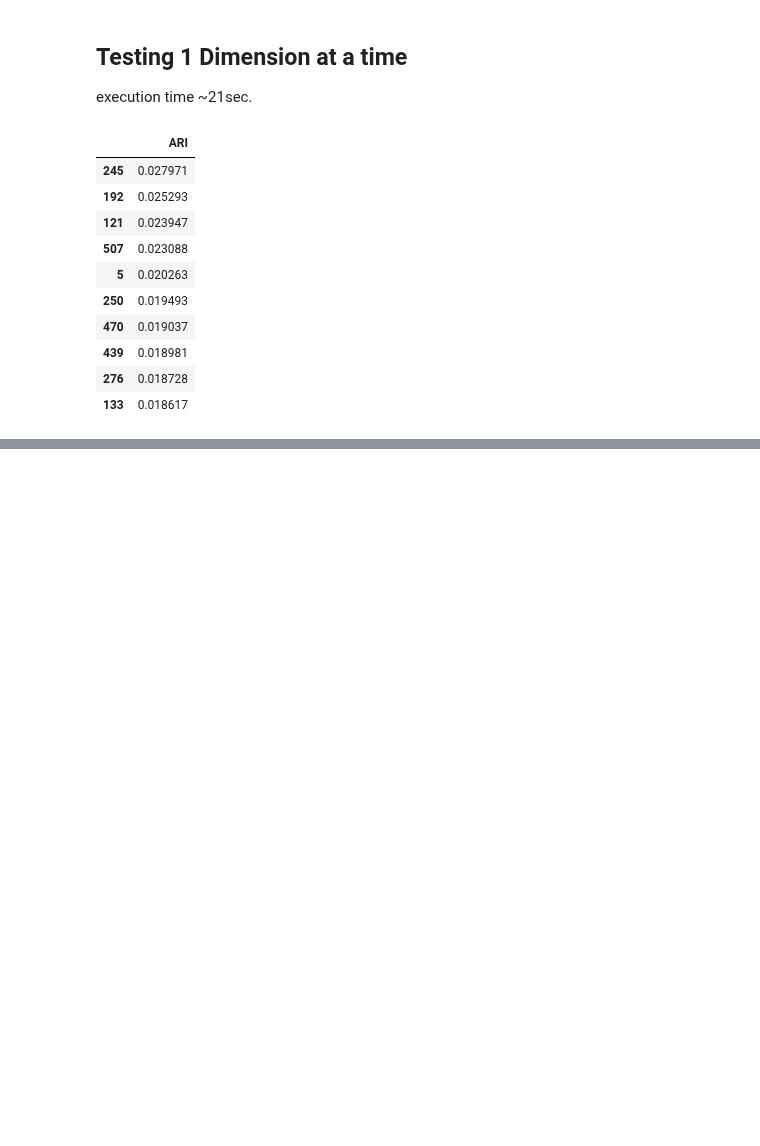
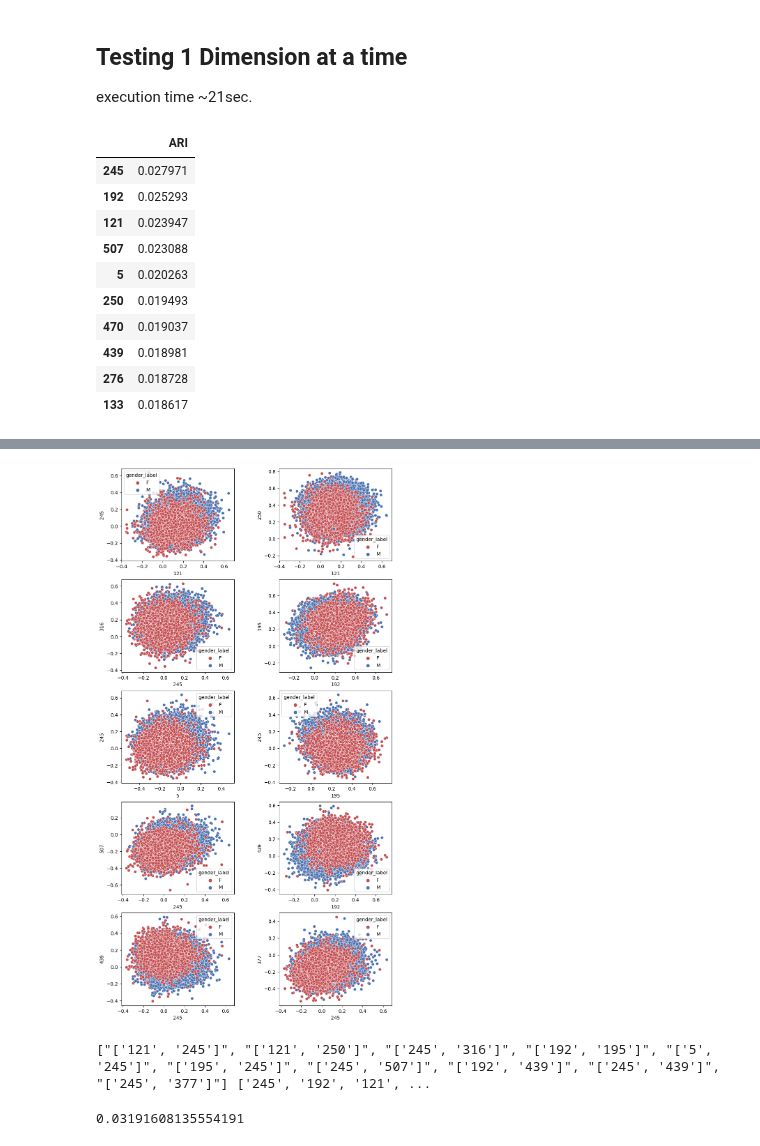
Before and after one commit to ClementineBleuze/WordEmbeddings, a Jupyter notebook: Notebooks_dim_clustering/gender_clustering.ipynb, the cells around one changed output, grey strips where cells are left out. Cells and saved outputs as stored; diff of their text form; code cells hidden in the pictures; blank space fills up the shorter version.

Commit message:
adding clustering for gender (all couples of dimensions)

```diff
--- a/Notebooks_dim_clustering/gender_clustering.ipynb
+++ b/Notebooks_dim_clustering/gender_clustering.ipynb
@@ -89,0 +101,37 @@ KeyboardInterrupt:
+# %%
+from matplotlib import pyplot as plt
+import seaborn as sns
+
+# create a figure with 10 subplots
+fig, axes = plt.subplots(5, 2, figsize=((10,20)))
+fig.subplots_adjust( wspace=0.4)
+
+all_na_we["gender_label"] = all_na_we["gender"].apply(lambda x:"F" if x == 0 else "M")
+
+sns.scatterplot(data = all_na_we, x = "121", y = "245", hue = "gender_label", ax = axes[0, 0], palette = sns.color_palette(["#C44E52", "#4C72B0"]))
+sns.scatterplot(data = all_na_we, x = "121", y = "250", hue = "gender_label", ax = axes[0, 1], palette = sns.color_palette(["#C44E52", "#4C72B0"]))
+sns.scatterplot(data = all_na_we, x = "245", y = "316", hue = "gender_label", ax = axes[1, 0], palette = sns.color_palette(["#C44E52", "#4C72B0"]))
+sns.scatterplot(data = all_na_we, x = "192", y = "195", hue = "gender_label", ax = axes[1, 1], palette = sns.color_palette(["#C44E52", "#4C72B0"]))
+sns.scatterplot(data = all_na_we, x = "5", y = "245", hue = "gender_label", ax = axes[2, 0], palette = sns.color_palette(["#C44E52", "#4C72B0"]))
+sns.scatterplot(data = all_na_we, x = "195", y = "245", hue = "gender_label", ax = axes[2, 1], palette = sns.color_palette(["#C44E52", "#4C72B0"]))
+sns.scatterplot(data = all_na_we, x = "245", y = "507", hue = "gender_label", ax = axes[3, 0], palette = sns.color_palette(["#C44E52", "#4C72B0"]))
+sns.scatterplot(data = all_na_we, x = "192", y = "439", hue = "gender_label", ax = axes[3, 1], palette = sns.color_palette(["#C44E52", "#4C72B0"]))
+sns.scatterplot(data = all_na_we, x = "245", y = "439", hue = "gender_label", ax = axes[4, 0], palette = sns.color_palette(["#C44E52", "#4C72B0"]))
+sns.scatterplot(data = all_na_we, x = "245", y = "377", hue = "gender_label", ax = axes[4, 1], palette = sns.color_palette(["#C44E52", "#4C72B0"]))
+
+plt.savefig("10_scatterplots.png")
+plt.show()
+# %% [output]
+[figure, added]
+# %%
+print(dim_top10_2, dim_top10_1)
+# %% [output]
+["['121', '245']", "['121', '250']", "['245', '316']", "['192', '195']", "['5', '245']", "['195', '245']", "['245', '507']", "['192', '439']", "['245', '439']", "['245', '377']"] ['245', '192', '121', ...
+# %%
+dim_list = ["121", "245", "250", "316", "192", "195", "5", "507", "439", "377", "276", "133"]
+
+km = KMeans(n_clusters=2, random_state=42, n_init=10)
+km.fit(all_na_we[dim_list])
+print(adjusted_rand_score(all_na_we["gender"], km.labels_))
+# %% [output]
+0.03191608135554191
```
Also changed, not shown: parts of 5 cells of this notebook, 1 other file.
